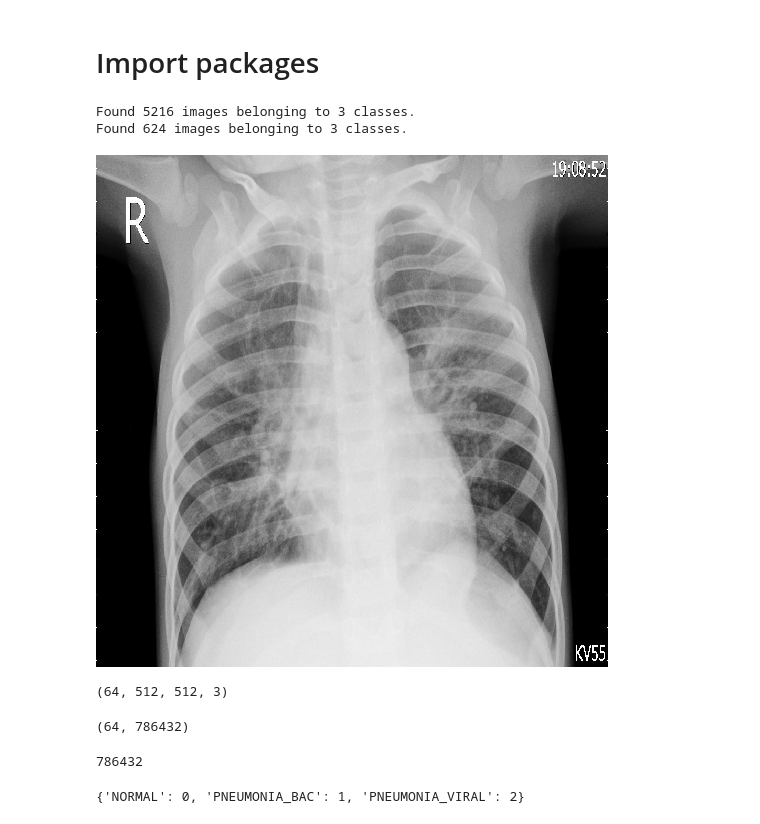
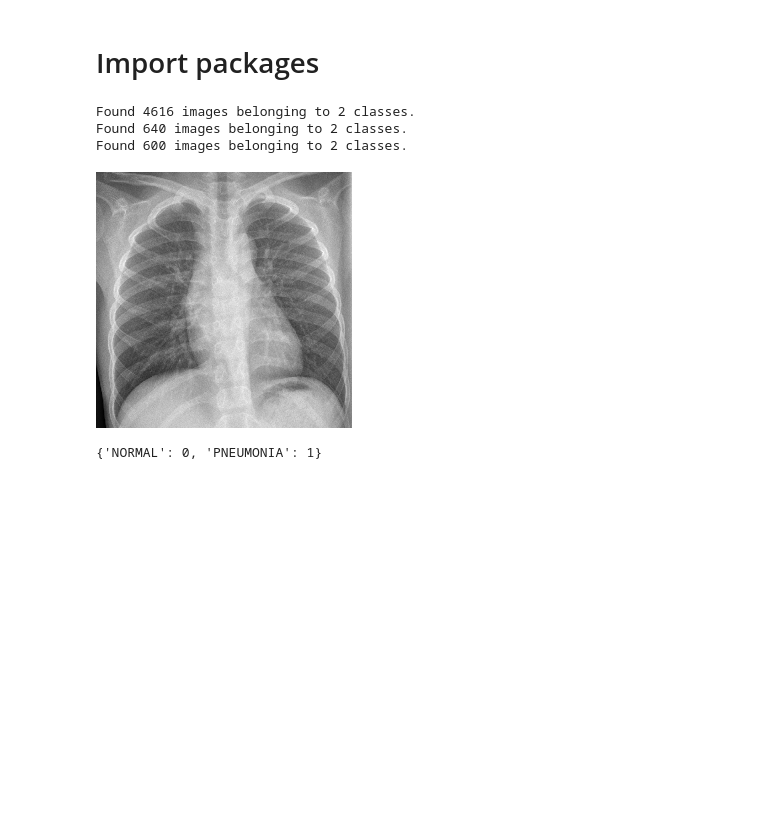
Before and after one commit to JoeBrowz/pneumonia-neural-net, a Jupyter notebook: Exploratory NN Notebook.ipynb, the cells around one changed output. Drawn from its saved outputs; the diff is of its cells as text; code cells hidden in the pictures; blank space fills up the shorter version.

```diff
--- a/Exploratory NN Notebook.ipynb
+++ b/Exploratory NN Notebook.ipynb
@@ -10,37 +20,44 @@ from tensorflow.keras.preprocessing.image import ImageDataGenerator, array_to_im
-# %%
-train_data_dir = '../xrays/train'
-test_data_dir = '../xrays/test'
-
-train_generator = ImageDataGenerator().flow_from_directory(train_data_dir,
-                                                          target_size=(512,512), batch_size=64)
-test_generator = ImageDataGenerator().flow_from_directory(test_data_dir,
-                                                          target_size=(512,512), batch_size=64)
-
-X_train, y_train = next(train_generator)
-X_test, y_test = next(test_generator)
-# %% [output]
-Found 5216 images belonging to 3 classes.
-Found 624 images belonging to 3 classes.
+# %%
+train_data_dir = '../xrays/train'
+test_data_dir = '../xrays/test'
+val_data_dir = '../xrays/val'
+
+train_generator = ImageDataGenerator(rescale=1./255,
+                                     rotation_range=3,
+                                     width_shift_range=.05,
+                                     height_shift_range=.05,
+                                     shear_range=.05,
+                                     zoom_range=.05).flow_from_directory(train_data_dir,
+                                                                         color_mode = 'grayscale',
+                                                                         target_size = (256,256),
+                                                                         class_mode = 'binary',
+                                                                         seed = 42)
+
+test_generator = ImageDataGenerator(rescale=1./255).flow_from_directory(test_data_dir,
+                                                                        color_mode = 'grayscale',
+                                                                        target_size = (256,256),
+                                                                        class_mode = 'binary',
+                                                                        shuffle = False)
+
+
+val_generator = ImageDataGenerator(rescale=1./255).flow_from_directory(val_data_dir,
+                                                                       color_mode = 'grayscale',
+                                                                       target_size = (256,256),
+                                                                       class_mode = 'binary',
+                                                                       shuffle = False)
+
+X_train, y_train = next(train_generator)
+X_test, y_test = next(test_generator)
+X_val, y_val = next(val_generator)
+# %% [output]
+Found 4616 images belonging to 2 classes.
+Found 640 images belonging to 2 classes.
+Found 600 images belonging to 2 classes.
 # %%
-array_to_img(X_test[3])
+array_to_img(train_generator[3])
 # %% [output]
-[figure, old version]
+[figure, new version]
-# %%
-X_train.shape
-# %% [output]
-(64, 512, 512, 3)
-# %%
-X_train_unrow = X_train.reshape(64, -1)
-np.shape(X_train_unrow)
-# %% [output]
-(64, 786432)
-# %%
-X_test_unrow = X_test.reshape(64, -1)
-feat_shape = X_test_unrow.shape[1]
-feat_shape
-# %% [output]
-786432
 # %%
 train_generator.class_indices
 # %% [output]
-{'NORMAL': 0, 'PNEUMONIA_BAC': 1, 'PNEUMONIA_VIRAL': 2}
+{'NORMAL': 0, 'PNEUMONIA': 1}
```
Also changed, not shown: parts of 21 cells of this notebook, 3 other files.
